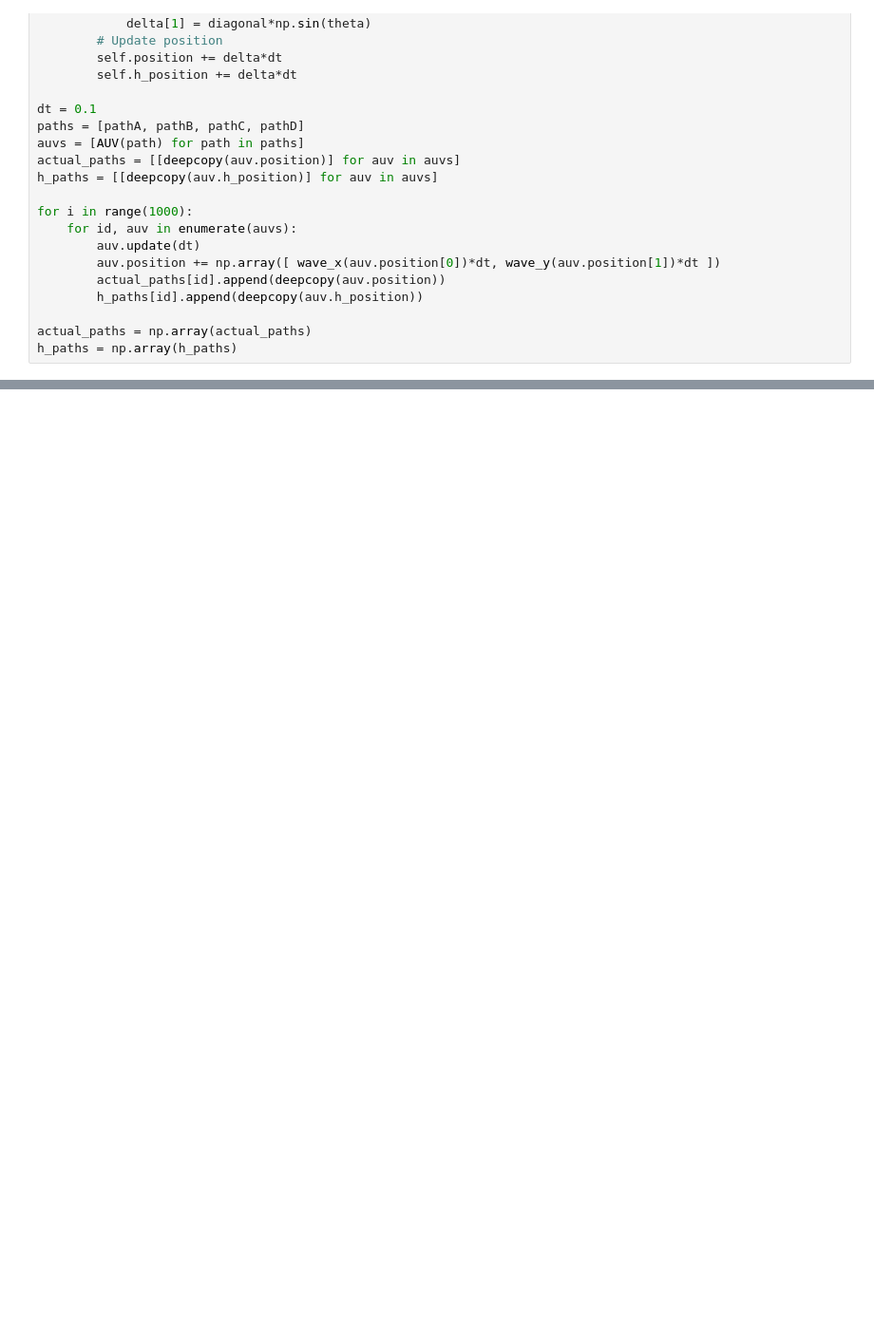
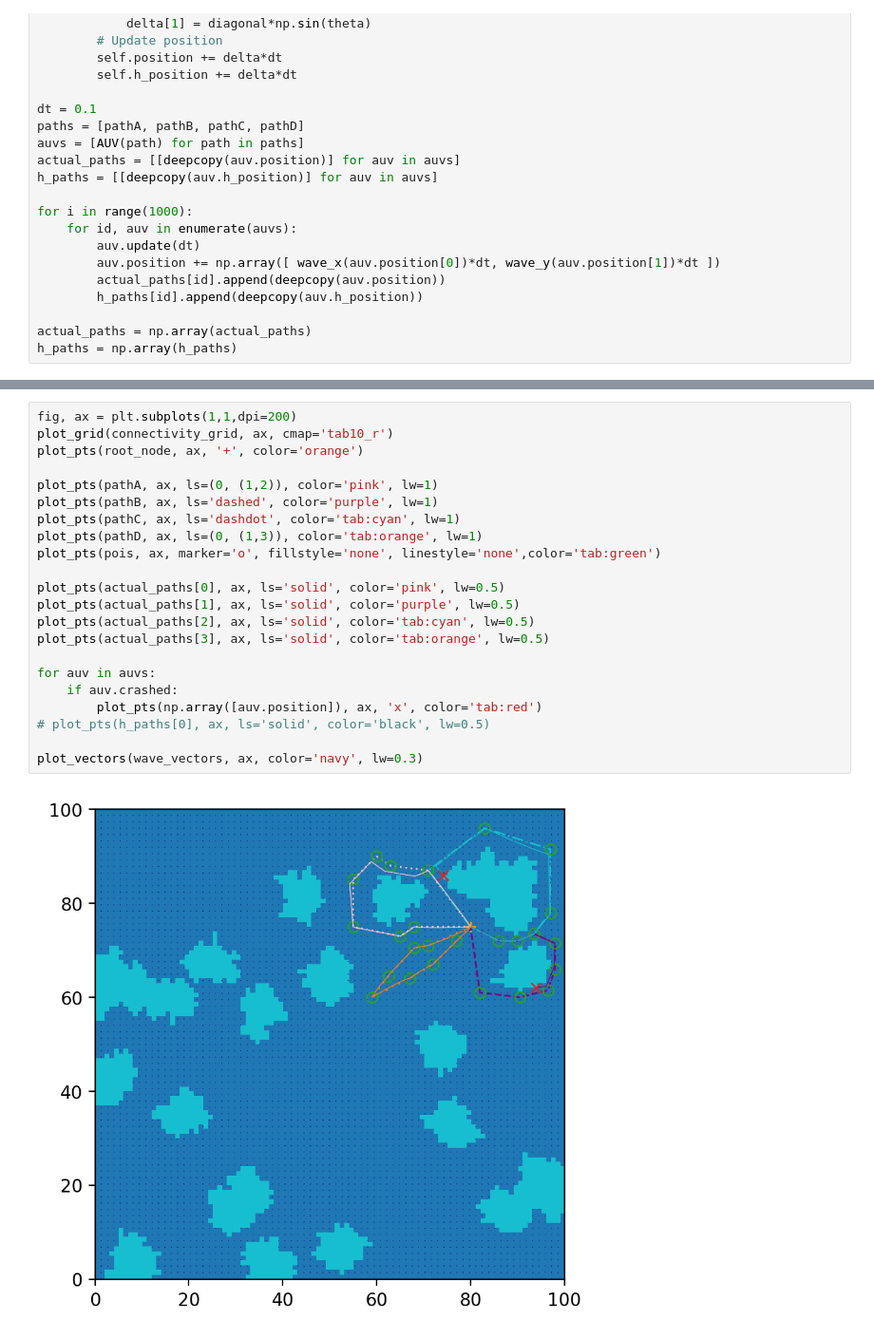
Before and after one commit to AADILab/influence-multi-objective, a Jupyter notebook: notebooks/load_env.ipynb, the cells around one changed output, grey strips where cells are left out. Shown at 95% size. Drawn from its saved outputs; the diff is of its cells as text; blank space fills up the shorter version.

```diff
--- a/notebooks/load_env.ipynb
+++ b/notebooks/load_env.ipynb
@@ -236,0 +602,24 @@ plot_vectors(wave_vectors, ax, color='navy',lw=0.3)
+# %%
+fig, ax = plt.subplots(1,1,dpi=200)
+plot_grid(connectivity_grid, ax, cmap='tab10_r')
+plot_pts(root_node, ax, '+', color='orange')
+
+plot_pts(pathA, ax, ls=(0, (1,2)), color='pink', lw=1)
+plot_pts(pathB, ax, ls='dashed', color='purple', lw=1)
+plot_pts(pathC, ax, ls='dashdot', color='tab:cyan', lw=1)
+plot_pts(pathD, ax, ls=(0, (1,3)), color='tab:orange', lw=1)
+plot_pts(pois, ax, marker='o', fillstyle='none', linestyle='none',color='tab:green')
+
+plot_pts(actual_paths[0], ax, ls='solid', color='pink', lw=0.5)
+plot_pts(actual_paths[1], ax, ls='solid', color='purple', lw=0.5)
+plot_pts(actual_paths[2], ax, ls='solid', color='tab:cyan', lw=0.5)
+plot_pts(actual_paths[3], ax, ls='solid', color='tab:orange', lw=0.5)
+
+for auv in auvs:
+    if auv.crashed:
+        plot_pts(np.array([auv.position]), ax, 'x', color='tab:red')
+# plot_pts(h_paths[0], ax, ls='solid', color='black', lw=0.5)
+
+plot_vectors(wave_vectors, ax, color='navy', lw=0.3)
+# %% [output]
+[figure, added]
```
Also changed, not shown: parts of 14 cells of this notebook.
